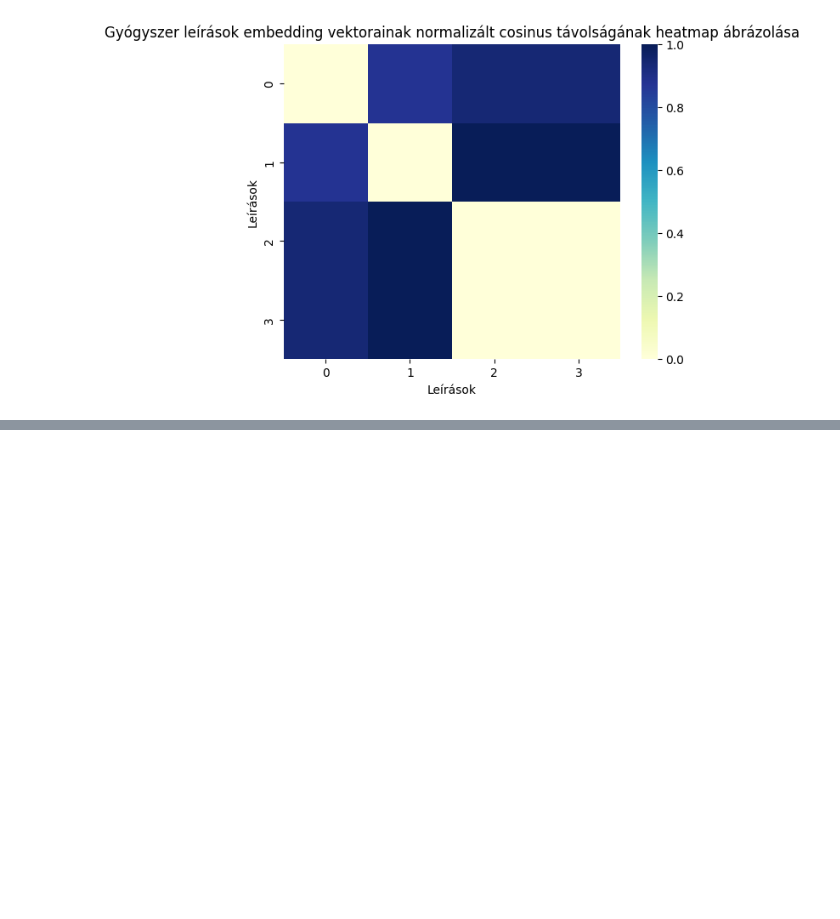
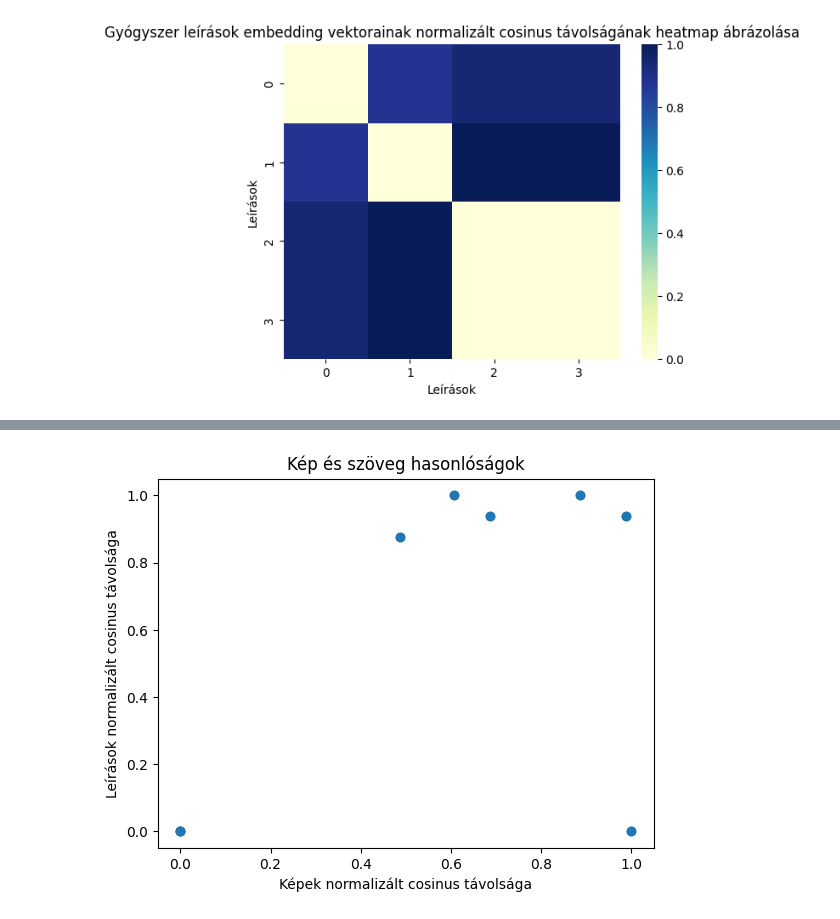
Before and after one commit to lakatosgabor/ogyei_dataset_info, a Jupyter notebook: embedding_76.ipynb, the cells around one changed output, grey strips where cells are left out. Drawn from its saved outputs; the diff is of its cells as text; code cells hidden in the pictures; blank space fills up the shorter version.

```diff
--- a/embedding_76.ipynb
+++ b/embedding_76.ipynb
@@ -109,0 +175,13 @@ for i, (images, target) in enumerate(tqdm(loader)):
+# %%
+# Pontok ábrázolása
+plt.scatter(image_normalized_distances, text_normalized_distances)
+
+# Az x és y tengelyek címkézése
+plt.xlabel('Képek normalizált cosinus távolsága')
+plt.ylabel('Leírások normalizált cosinus távolsága')
+plt.title('Kép és szöveg hasonlóságok')
+
+# Diagram megjelenítése
+plt.show()
+# %% [output]
+[figure, added]
```
Also changed, not shown: parts of 5 cells of this notebook.
